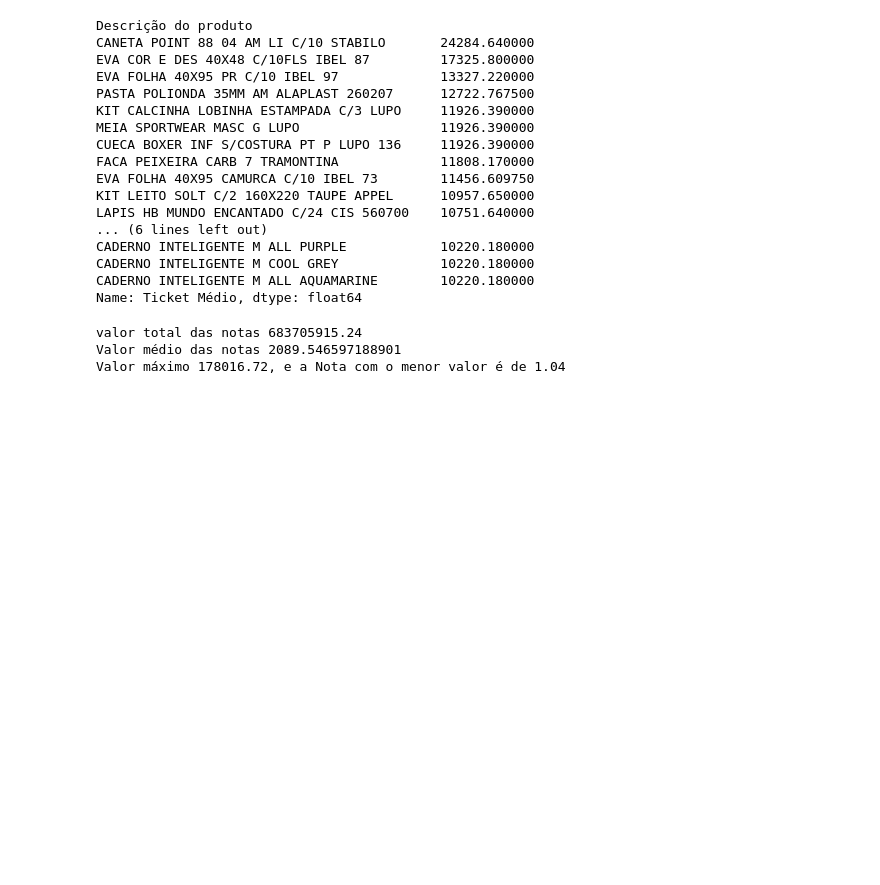
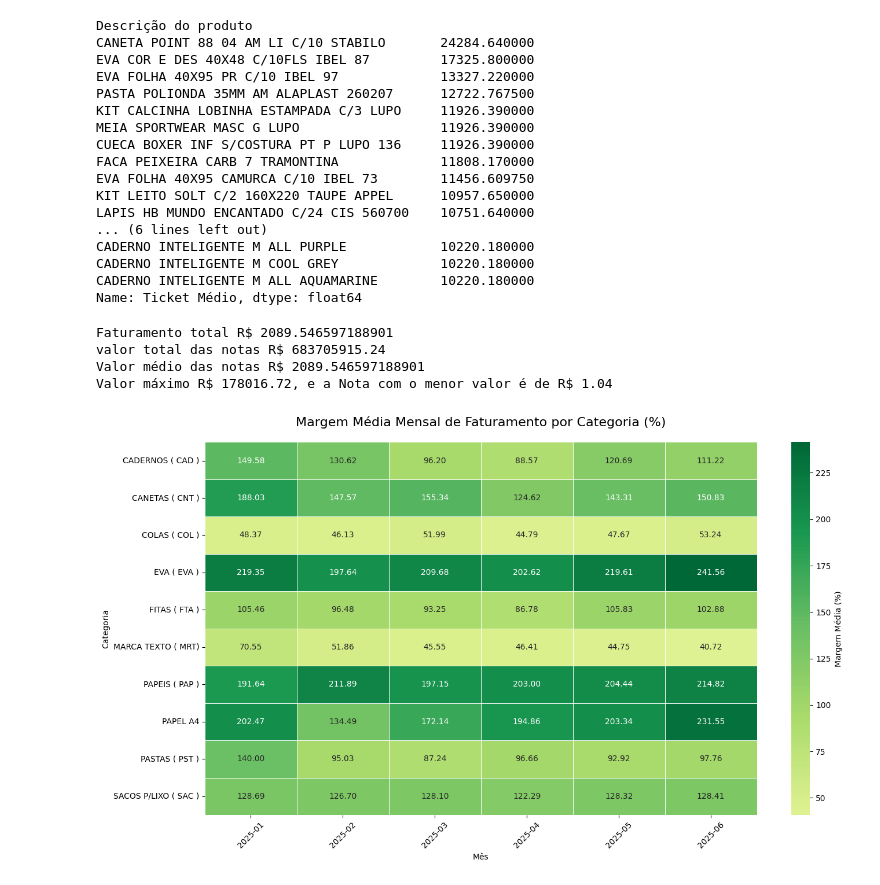
Before and after one commit to PauloQuirinoMN/Sistema-de-Recomendacao-e-Cross-selling, a Jupyter notebook: exploratoria.ipynb, the cells around one changed output. Saved outputs shown, nothing was run; the diff lists cells and outputs as text; code cells hidden in the pictures; blank space fills up the shorter version.

```diff
--- a/exploratoria.ipynb
+++ b/exploratoria.ipynb
@@ -617,12 +625,44 @@ CADERNO INTELIGENTE M COOL GREY             10220.180000
 CADERNO INTELIGENTE M ALL AQUAMARINE        10220.180000
 Name: Ticket Médio, dtype: float64
 # %%
-total_nota = df_vendas_enriquecido["Valor da nota R$"].sum()
-media_nota = df_vendas_enriquecido["Valor da nota R$"].mean()
-valor_max = df_vendas_enriquecido["Valor da nota R$"].max()
-valor_min = df_vendas_enriquecido["Valor da nota R$"].min()
-print(f"valor total das notas {total_nota.round(2)}\nValor médio das notas {media_nota}\nValor máximo {valor_max}, e a Nota com o menor valor é de {valor_min}")
+v_total_nota = df_vendas_enriquecido["Valor da nota"].sum()
+q_total_nota = df_vendas_enriquecido["Numero nota fiscal"].value_counts()
+media_nota = df_vendas_enriquecido["Valor da nota"].mean()
+valor_max = df_vendas_enriquecido["Valor da nota"].max()
+valor_min = df_vendas_enriquecido["Valor da nota"].min()
+cal_fat = v_total_nota.round(2) / q_total_nota.sum()
+print(f"Faturamento total R$ {cal_fat}")
+print(f"valor total das notas R$ {v_total_nota.round(2)}\nValor médio das notas R$ {media_nota}\nValor máximo R$ {valor_max}, e a Nota com o menor valor é de R$ {valor_min}")
 # %% [output]
-valor total das notas 683705915.24
-Valor médio das notas 2089.546597188901
-Valor máximo 178016.72, e a Nota com o menor valor é de 1.04
+Faturamento total R$ 2089.546597188901
+valor total das notas R$ 683705915.24
+Valor médio das notas R$ 2089.546597188901
+Valor máximo R$ 178016.72, e a Nota com o menor valor é de R$ 1.04
+# %%
+# Criar colunas de Ano-Mês e filtrar categorias relevantes
+df_vendas_enriquecido['Ano-Mês'] = df_vendas_enriquecido['Data da venda'].dt.to_period('M').astype(str)
+top_categorias = df_vendas_enriquecido['Categoria'].value_counts().nlargest(10).index  # Top 10 categorias
+df_filtrado = df_vendas_enriquecido[df_vendas_enriquecido['Categoria'].isin(top_categorias)]
+# %%
+# Calcular média de margem agregada
+media_margem = df_filtrado.groupby(['Ano-Mês', 'Categoria'])['Margens'].mean().unstack()
+# %%
+plt.figure(figsize=(14, 8))
+sns.heatmap(
+    media_margem.T * 100,  # Converter para porcentagem
+    cmap='RdYlGn',         # Cores: vermelho (baixo) a verde (alto)
+    annot=True,            # Mostrar valores
+    fmt='.2f',            # 1 casa decimal
+    linewidths=.5,
+    center=0,             # Centralizar na margem zero
+    cbar_kws={'label': 'Margem Média (%)'}
+)
+
+plt.title('Margem Média Mensal de Faturamento por Categoria (%)', fontsize=16, pad=20)
+plt.xlabel('Mês')
+plt.ylabel('Categoria')
+plt.xticks(rotation=45)
+plt.tight_layout()
+plt.show()
+# %% [output]
+[figure, added]
```
Also changed, not shown: parts of 12 cells of this notebook.
